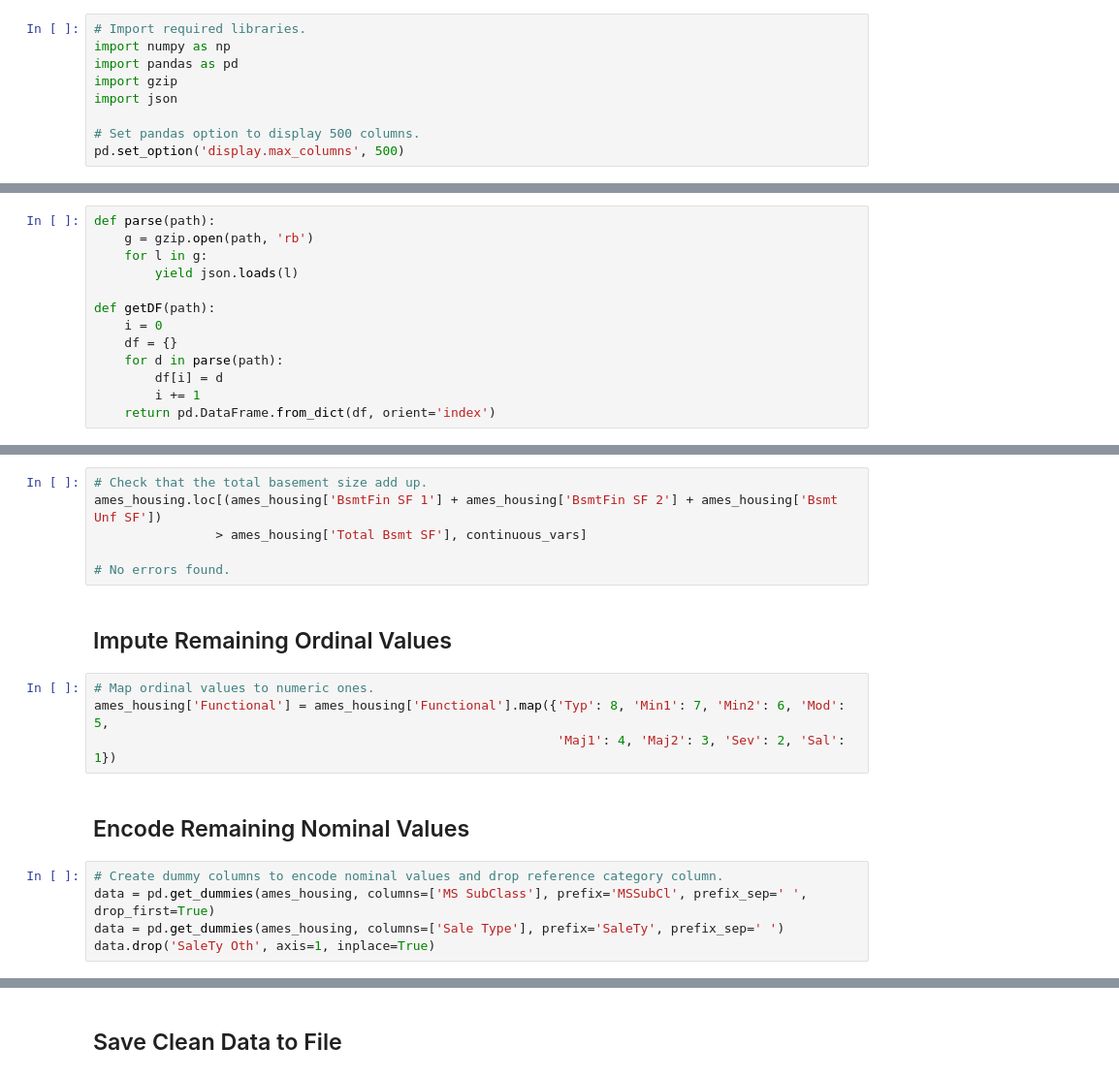
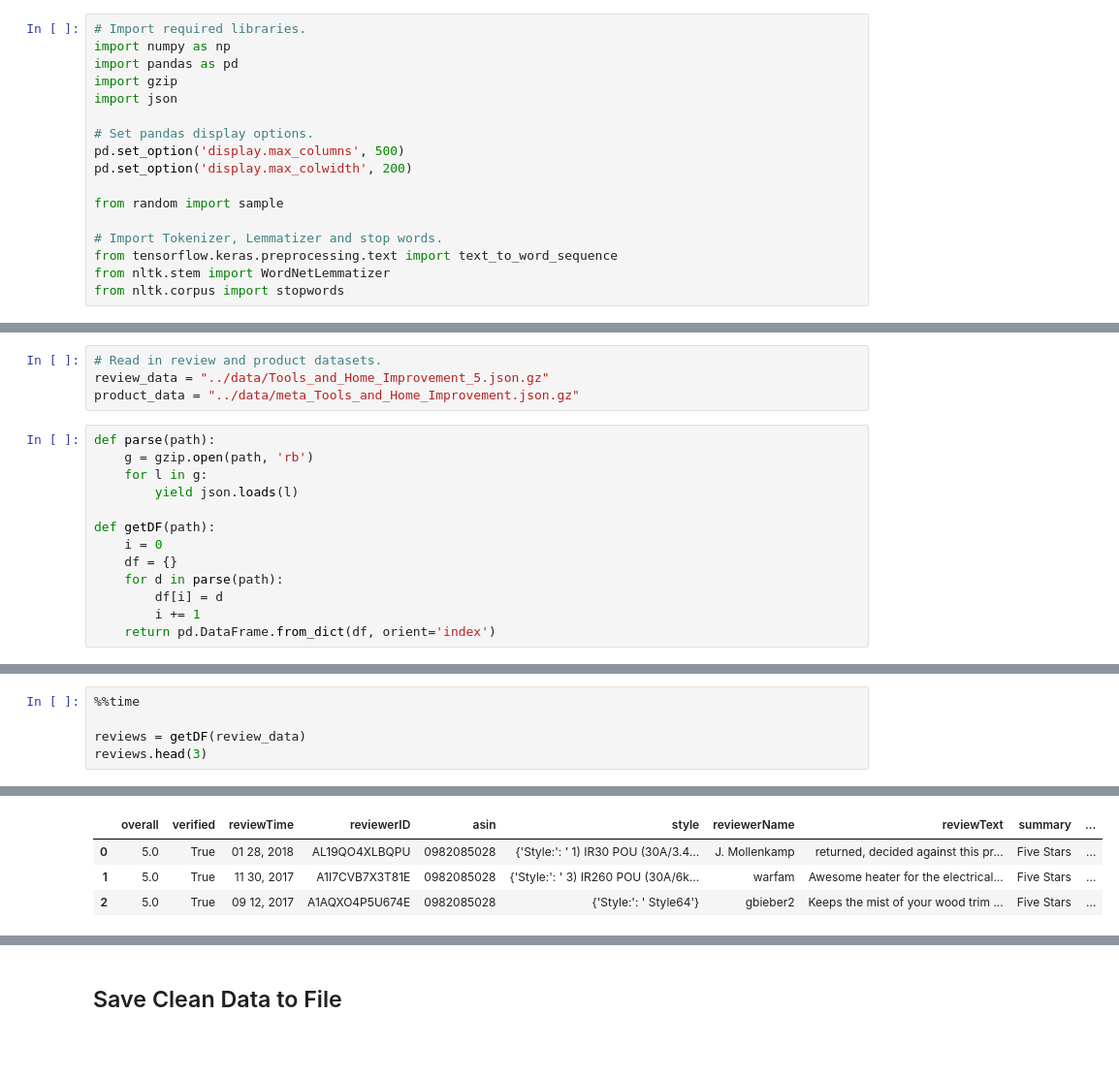
Before and after one commit to chleesteven/capstone, a Jupyter notebook: code/01-obtain-preprocess.ipynb, the cells around one changed output, grey strips where cells are left out. Shown at 97% size. Drawn from its saved outputs; the diff is of its cells as text; blank space fills up the shorter version.

```diff
--- a/code/01-obtain-preprocess.ipynb
+++ b/code/01-obtain-preprocess.ipynb
@@ -21,5 +21,13 @@ import pandas as pd
 import gzip
 import json
 
-# Set pandas option to display 500 columns.
+# Set pandas display options.
 pd.set_option('display.max_columns', 500)
+pd.set_option('display.max_colwidth', 200)
+
+from random import sample
+
+# Import Tokenizer, Lemmatizer and stop words.
+from tensorflow.keras.preprocessing.text import text_to_word_sequence
+from nltk.stem import WordNetLemmatizer
+from nltk.corpus import stopwords
@@ -29,3 +36,7 @@ review_file = "../data/Tools_and_Home_Improvement_5.json.gz"
+# %%
+# Read in review and product datasets.
+review_data = "../data/Tools_and_Home_Improvement_5.json.gz"
+product_data = "../data/meta_Tools_and_Home_Improvement.json.gz"
 # %%
 def parse(path):
     g = gzip.open(path, 'rb')
@@ -431,19 +53,6 @@ ames_housing[continuous_vars].describe()
-# %%
-# Check that the total basement size add up.
-ames_housing.loc[(ames_housing['BsmtFin SF 1'] + ames_housing['BsmtFin SF 2'] + ames_housing['Bsmt Unf SF'])
-                > ames_housing['Total Bsmt SF'], continuous_vars]
-
-# No errors found.
-# %% [markdown]
-## Impute Remaining Ordinal Values
-# %%
-# Map ordinal values to numeric ones.
-ames_housing['Functional'] = ames_housing['Functional'].map({'Typ': 8, 'Min1': 7, 'Min2': 6, 'Mod': 5,
-                                                             'Maj1': 4, 'Maj2': 3, 'Sev': 2, 'Sal': 1})
-# %% [markdown]
-## Encode Remaining Nominal Values
-# %%
-# Create dummy columns to encode nominal values and drop reference category column.
-data = pd.get_dummies(ames_housing, columns=['MS SubClass'], prefix='MSSubCl', prefix_sep=' ', drop_first=True)
-data = pd.get_dummies(ames_housing, columns=['Sale Type'], prefix='SaleTy', prefix_sep=' ')
-data.drop('SaleTy Oth', axis=1, inplace=True)
+# %%
+%%time
+
+reviews = getDF(review_data)
+reviews.head(3)
+# %% [output]
@@ -449,0 +60,4 @@ data.drop('SaleTy Oth', axis=1, inplace=True)
+|  | overall | verified | reviewTime | reviewerID | asin | style | reviewerName | reviewText | summary | ... |
+| 0 | 5.0 | True | 01 28, 2018 | AL19QO4XLBQPU | 0982085028 | {'Style:': ' 1) IR30 POU (30A/3.4... | J. Mollenkamp | returned, decided against this pr... | Five Stars | ... |
+| 1 | 5.0 | True | 11 30, 2017 | A1I7CVB7X3T81E | 0982085028 | {'Style:': ' 3) IR260 POU (30A/6k... | warfam | Awesome heater for the electrical... | Five Stars | ... |
+| 2 | 5.0 | True | 09 12, 2017 | A1AQXO4P5U674E | 0982085028 | {'Style:': ' Style64'} | gbieber2 | Keeps the mist of your wood trim ... | Five Stars | ... |
```
Also changed, not shown: parts of 114 cells of this notebook, 3 other files.
